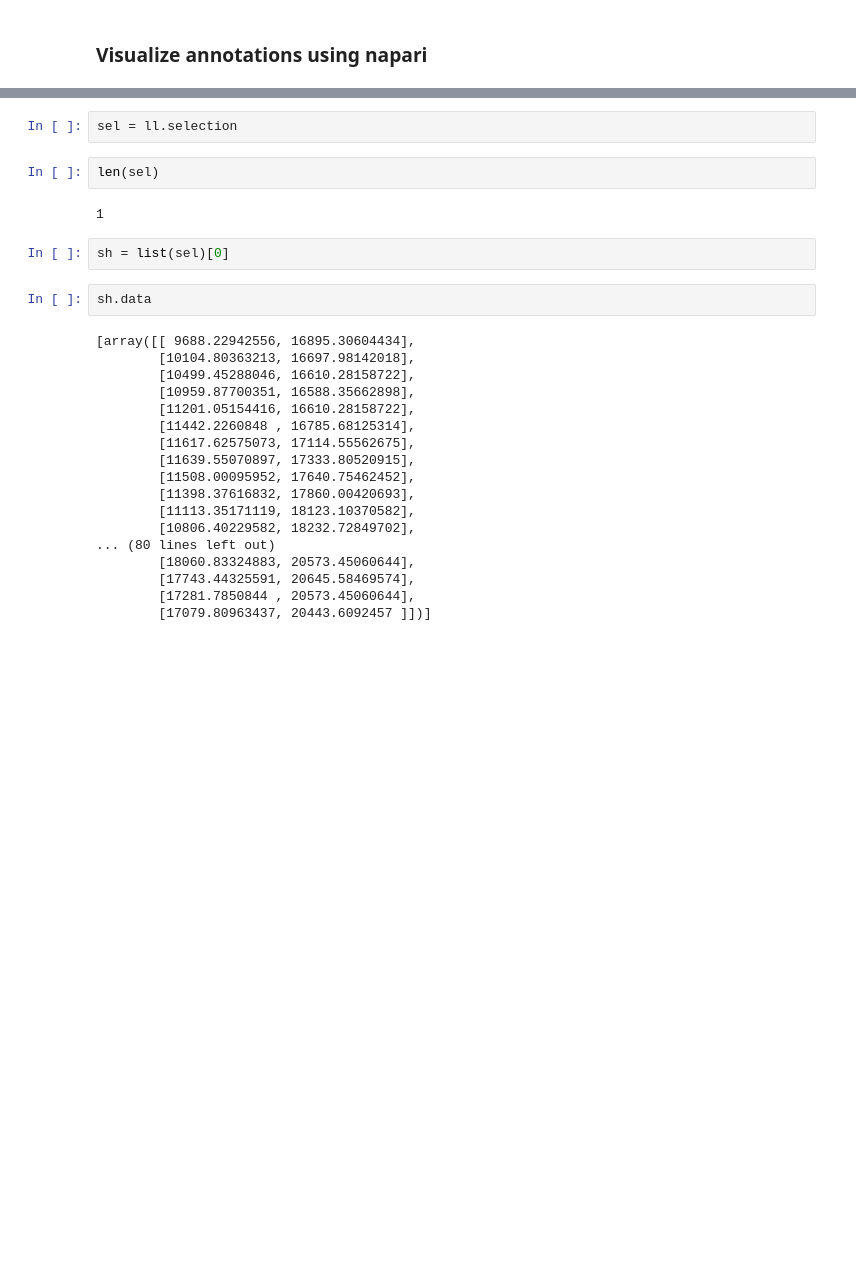
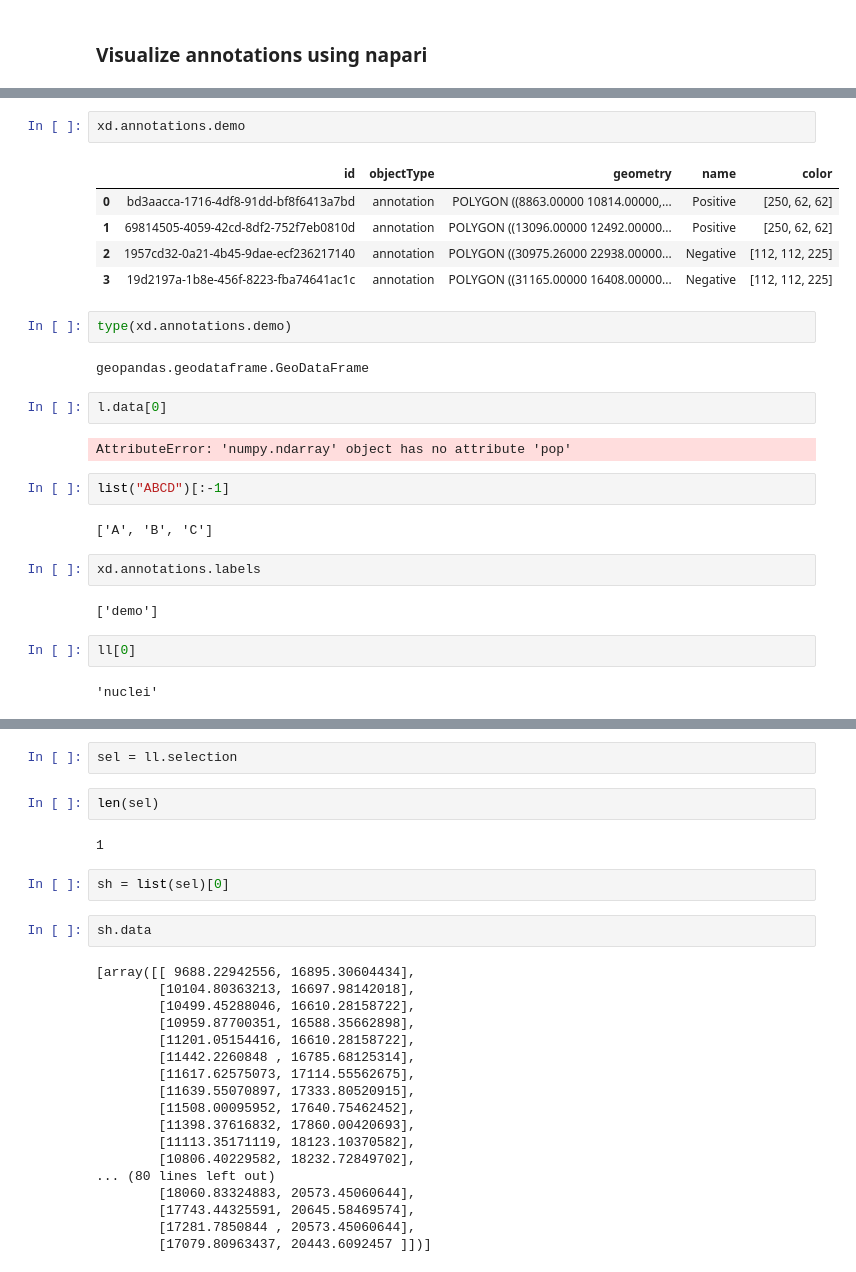
Before and after one commit to b-lemke98/InSituPy-1, a Jupyter notebook: notebooks/dev/04_InSituPy_demo_annotations_widget_tests.ipynb, the cells around one changed output, grey strips where cells are left out. Cells and saved outputs as stored; diff of their text form; blank space fills up the shorter version.

```diff
--- a/notebooks/dev/04_InSituPy_demo_annotations_widget_tests.ipynb
+++ b/notebooks/dev/04_InSituPy_demo_annotations_widget_tests.ipynb
@@ -147,0 +253,28 @@ ll = xd.viewer.layers
+# %%
+xd.annotations.demo
+# %% [output]
+|  | id | objectType | geometry | name | color |
+| 0 | bd3aacca-1716-4df8-91dd-bf8f6413a7bd | annotation | POLYGON ((8863.00000 10814.00000,... | Positive | [250, 62, 62] |
+| 1 | 69814505-4059-42cd-8df2-752f7eb0810d | annotation | POLYGON ((13096.00000 12492.00000... | Positive | [250, 62, 62] |
+| 2 | 1957cd32-0a21-4b45-9dae-ecf236217140 | annotation | POLYGON ((30975.26000 22938.00000... | Negative | [112, 112, 225] |
+| 3 | 19d2197a-1b8e-456f-8223-fba74641ac1c | annotation | POLYGON ((31165.00000 16408.00000... | Negative | [112, 112, 225] |
+# %%
+type(xd.annotations.demo)
+# %% [output]
+geopandas.geodataframe.GeoDataFrame
+# %%
+l.data[0]
+# %% [output]
+AttributeError: 'numpy.ndarray' object has no attribute 'pop'
+# %%
+list("ABCD")[:-1]
+# %% [output]
+['A', 'B', 'C']
+# %%
+xd.annotations.labels
+# %% [output]
+['demo']
+# %%
+ll[0]
+# %% [output]
+'nuclei'
```
Also changed, not shown: parts of 45 cells of this notebook, 12 other files.
